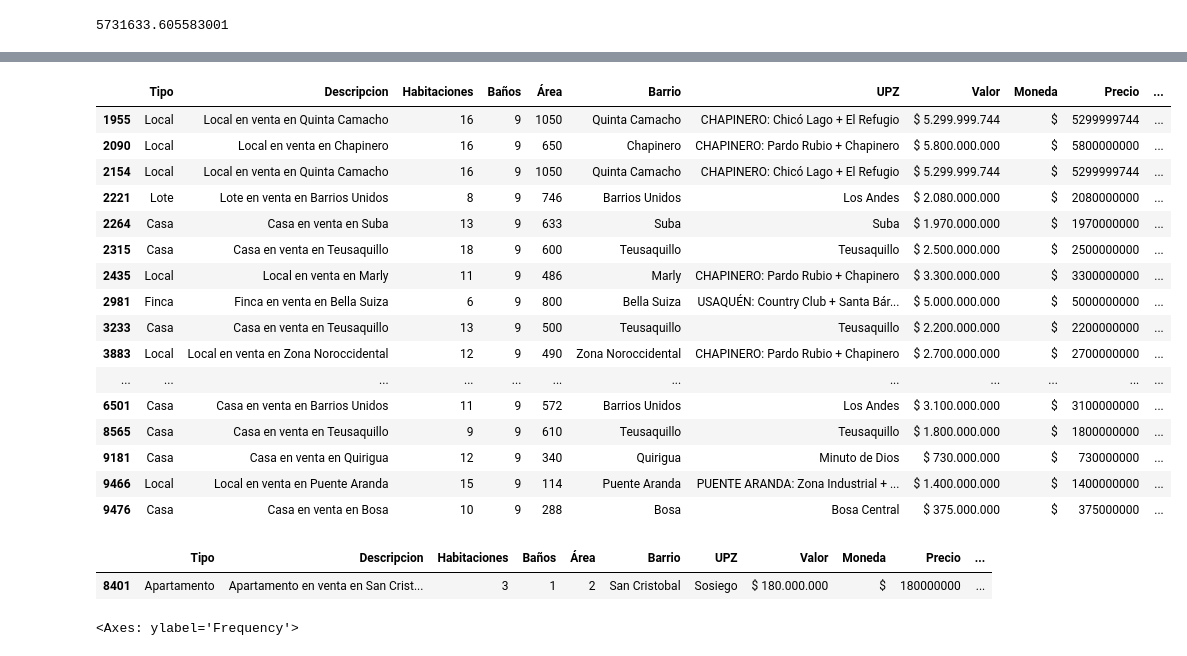
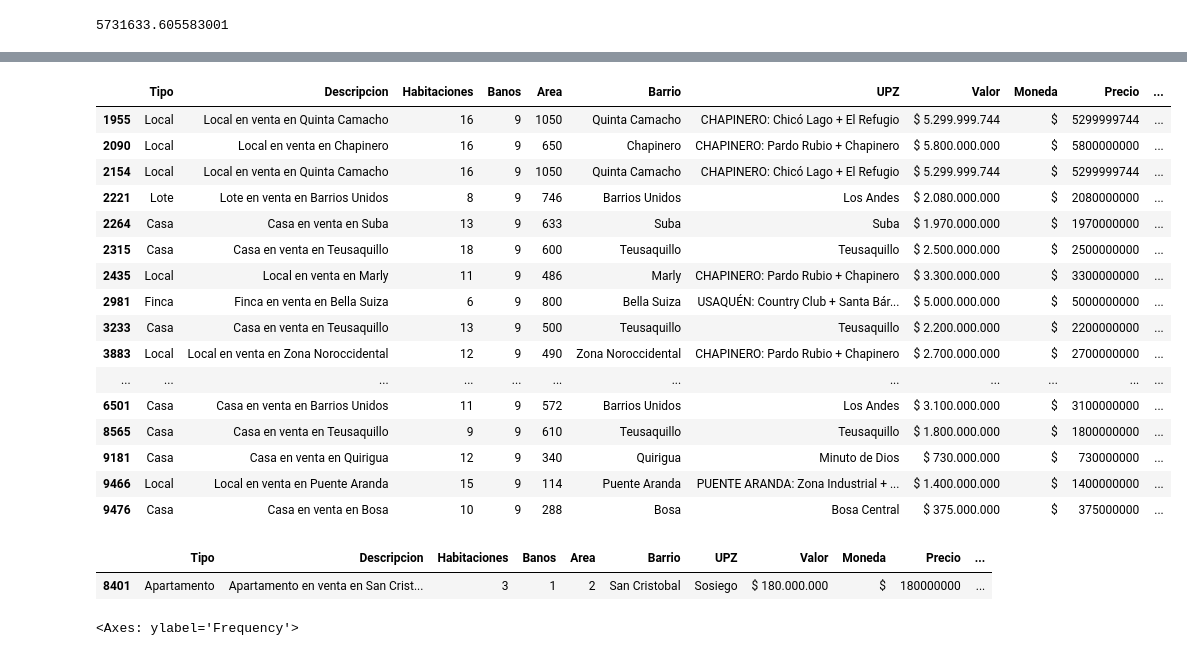
Before and after one commit to Cesarpipe31/Alura_Inmersion_Datos_Code, a Jupyter notebook: Alura_Cdelgado_Inmersion_Datos.ipynb, the cells around one changed output, grey strips where cells are left out. Saved outputs shown, nothing was run; the diff lists cells and outputs as text; code cells hidden in the pictures.

```diff
--- a/Alura_Cdelgado_Inmersion_Datos.ipynb
+++ b/Alura_Cdelgado_Inmersion_Datos.ipynb
@@ -428,8 +428,8 @@ inmuebles.loc[inmuebles.Habitaciones == 110]
 | 897 | Casa | Casa en venta en La Uribe | 110 | 2 | 110 | La Uribe | Usaquén | $ 480.000.000 | $ | 480000000 | ... |
 # %%
-inmuebles.loc[inmuebles.Baños == 9]
+inmuebles.loc[inmuebles.Banos == 9]
 # %% [output]
-|  | Tipo | Descripcion | Habitaciones | Baños | Área | Barrio | UPZ | Valor | Moneda | Precio | ... |
+|  | Tipo | Descripcion | Habitaciones | Banos | Area | Barrio | UPZ | Valor | Moneda | Precio | ... |
 | 1955 | Local | Local en venta en Quinta Camacho | 16 | 9 | 1050 | Quinta Camacho | CHAPINERO: Chicó Lago + El Refugio | $ 5.299.999.744 | $ | 5299999744 | ... |
 | 2090 | Local | Local en venta en Chapinero | 16 | 9 | 650 | Chapinero | CHAPINERO: Pardo Rubio + Chapinero | $ 5.800.000.000 | $ | 5800000000 | ... |
 | 2154 | Local | Local en venta en Quinta Camacho | 16 | 9 | 1050 | Quinta Camacho | CHAPINERO: Chicó Lago + El Refugio | $ 5.299.999.744 | $ | 5299999744 | ... |
@@ -447,9 +447,9 @@ inmuebles.loc[inmuebles.Baños == 9]
 | 9466 | Local | Local en venta en Puente Aranda | 15 | 9 | 114 | Puente Aranda | PUENTE ARANDA: Zona Industrial + ... | $ 1.400.000.000 | $ | 1400000000 | ... |
 | 9476 | Casa | Casa en venta en Bosa | 10 | 9 | 288 | Bosa | Bosa Central | $ 375.000.000 | $ | 375000000 | ... |
 # %%
-inmuebles.loc[inmuebles.Área == 2]
+inmuebles.loc[inmuebles.Area == 2]
 # %% [output]
-|  | Tipo | Descripcion | Habitaciones | Baños | Área | Barrio | UPZ | Valor | Moneda | Precio | ... |
+|  | Tipo | Descripcion | Habitaciones | Banos | Area | Barrio | UPZ | Valor | Moneda | Precio | ... |
 | 8401 | Apartamento | Apartamento en venta en San Crist... | 3 | 1 | 2 | San Cristobal | Sosiego | $ 180.000.000 | $ | 180000000 | ... |
 # %%
 inmuebles["Precio_Millon"].plot.hist(bins=10)
```
Also changed, not shown: parts of 83 cells of this notebook, 9 other files.
